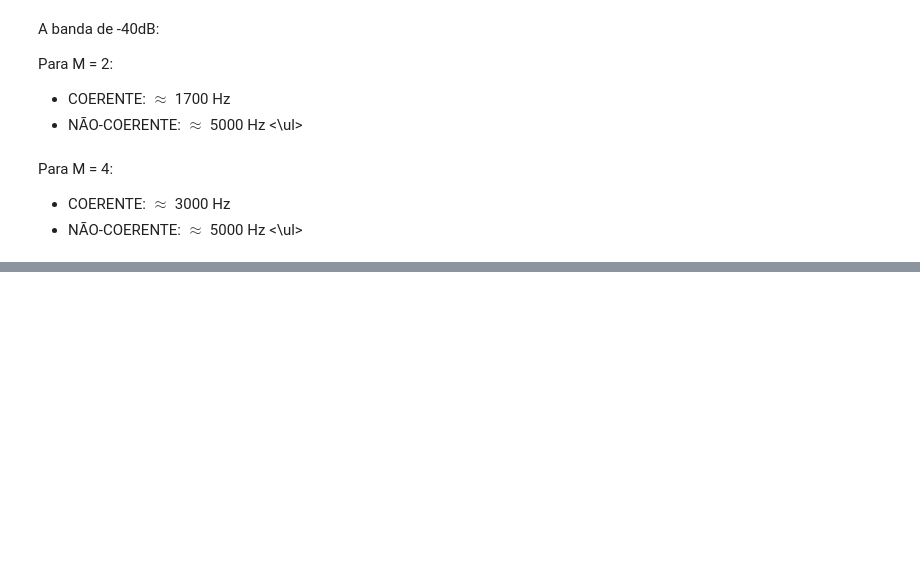
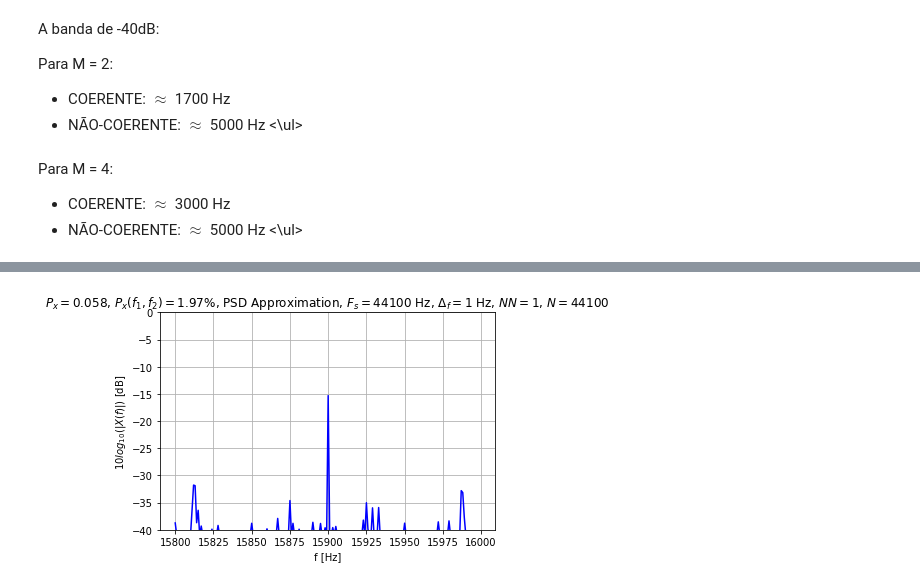
Before and after one commit to rafaelmcam/PeterMathysCommunicationsLab, a Jupyter notebook: Lab8/Lab8.ipynb, the cells around one changed output, grey strips where cells are left out. Saved outputs shown, nothing was run; the diff lists cells and outputs as text; code cells hidden in the pictures; blank space fills up the shorter version.

```diff
--- a/Lab8/Lab8.ipynb
+++ b/Lab8/Lab8.ipynb
@@ -800,0 +822,4 @@ Para M = 4:
+# %%
+_ , _ = ModuleLab5.showpsd(sig.pwrx(2), [15800, 16000, -40], Fs)
+# %% [output]
+[figure, added]
```
Also changed, not shown: parts of 45 cells of this notebook.
